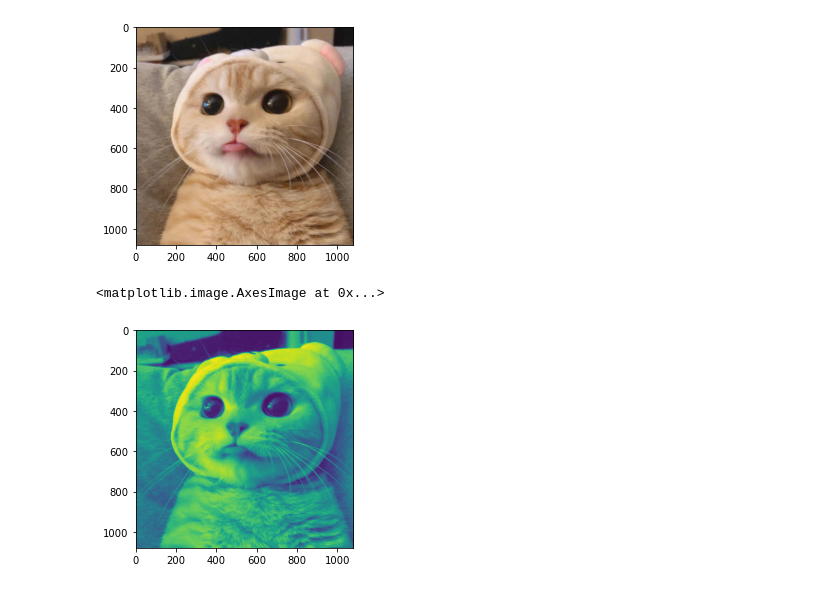
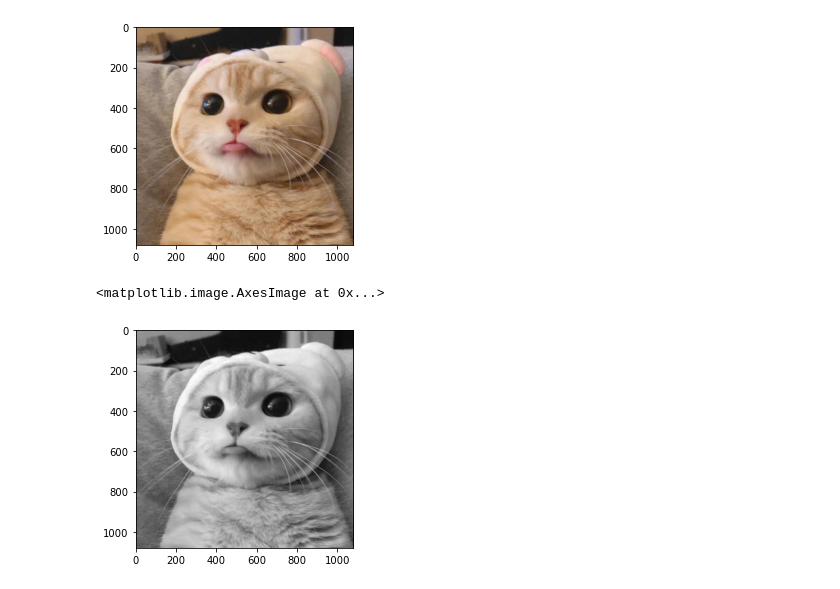
Before and after one commit to ElPatatone/Image-processing, a Jupyter notebook: image_processing_tests/img_processing.ipynb, the cells around one changed output. Cells and saved outputs as stored; diff of their text form; code cells hidden in the pictures.

Commit message:
fix: fixed the line for the gray scale

```diff
--- a/image_processing_tests/img_processing.ipynb
+++ b/image_processing_tests/img_processing.ipynb
@@ -17,10 +17,9 @@ plt.imshow(img)
 [figure]
 # %%
 #turning the image into greyscale
-imgGray = color.rgb2gray(img)
-plt.imshow(imgGray)
+plt.imshow(imgGray, cmap='gray')
 # %% [output]
 <matplotlib.image.AxesImage at 0x...>
-[figure, old version]
+[figure, new version]
 # %%
 #showing the image using matplotlib results in a colored ia
```
Also changed, not shown: parts of 1 cell of this notebook.
